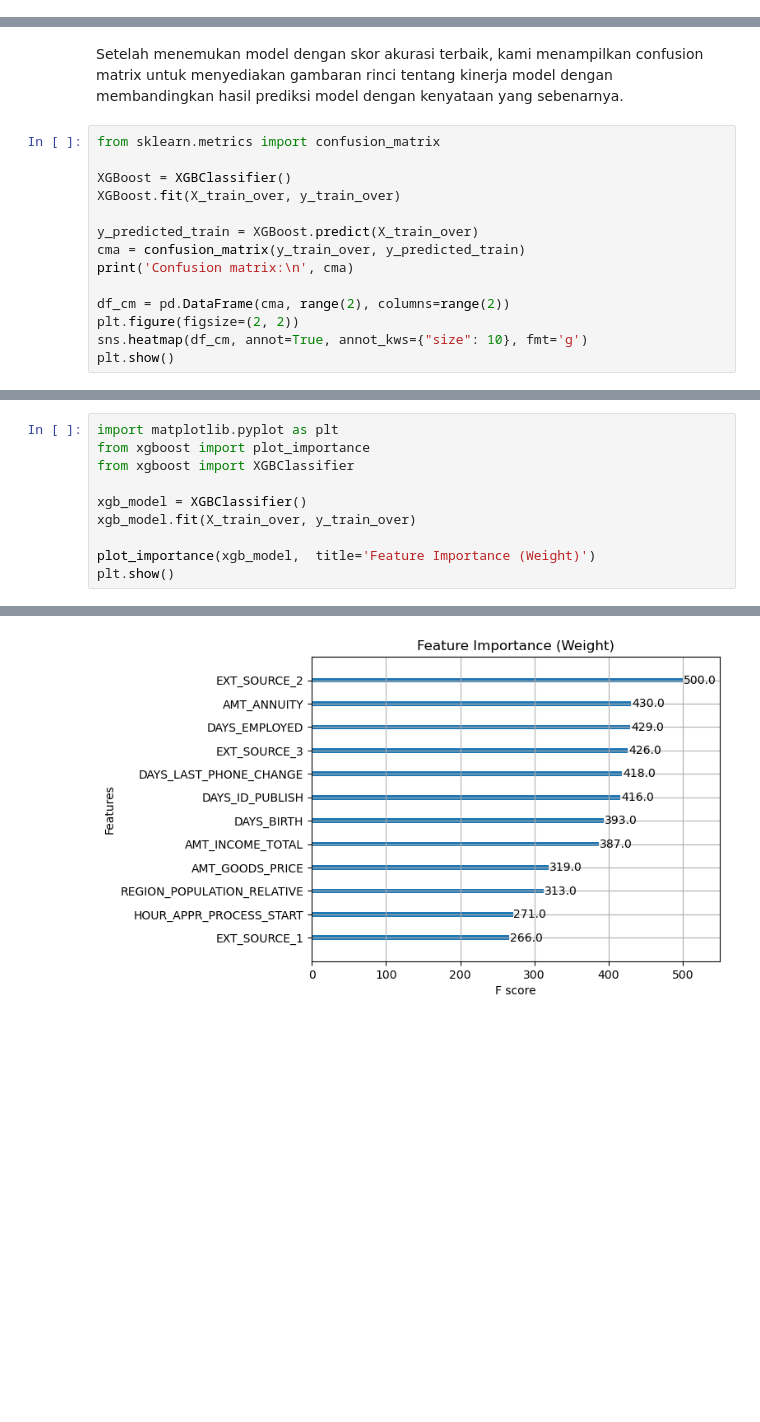
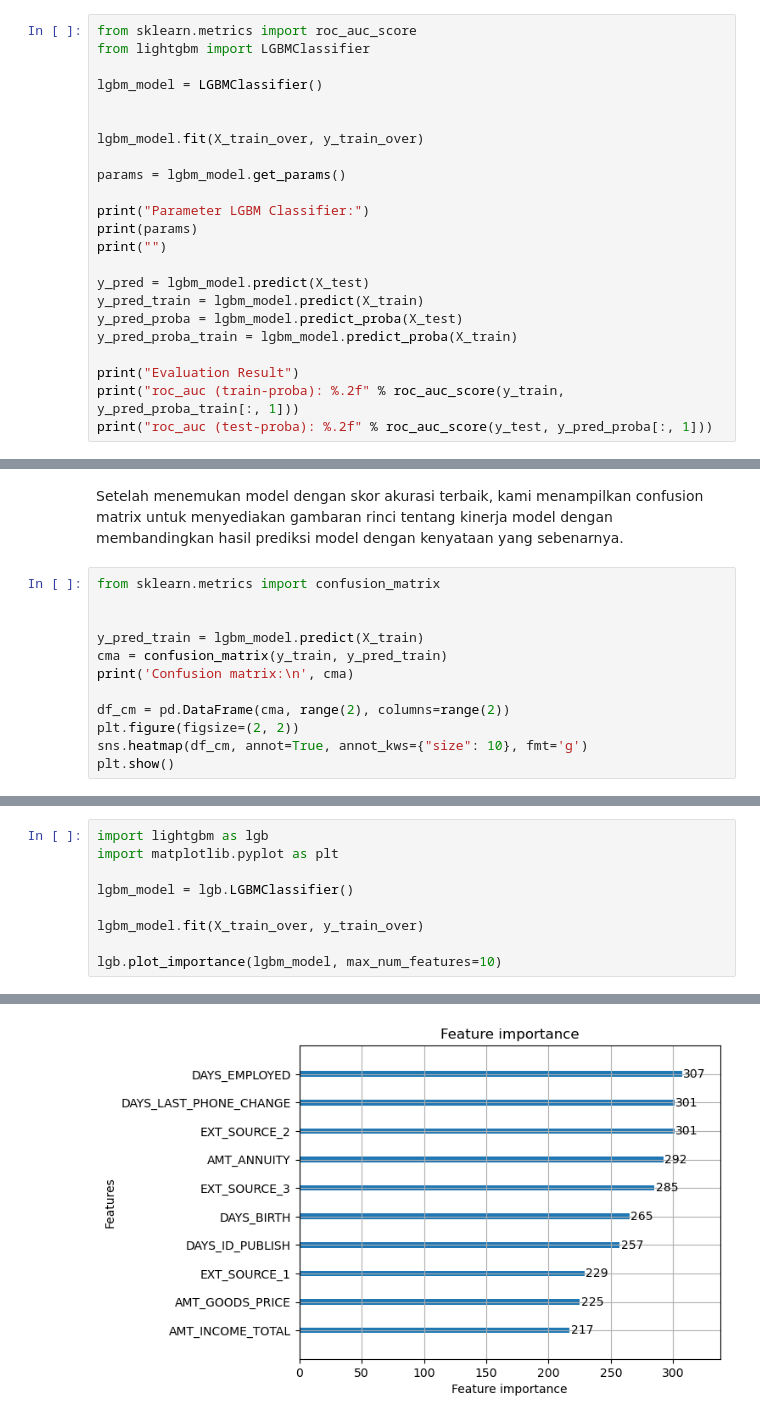
Before and after one commit to indhksmaa/ScorecardModel, a Jupyter notebook: Modelling.ipynb, the cells around one changed output, grey strips where cells are left out. Cells and saved outputs as stored; diff of their text form; blank space fills up the shorter version.

Commit message:
Update file Modelling

```diff
--- a/Modelling.ipynb
+++ b/Modelling.ipynb
@@ -348,0 +375,23 @@ roc_auc (test-proba): 0.91
+# %%
+from sklearn.metrics import roc_auc_score
+from lightgbm import LGBMClassifier
+
+lgbm_model = LGBMClassifier()
+
+
+lgbm_model.fit(X_train_over, y_train_over)
+
+params = lgbm_model.get_params()
+
+print("Parameter LGBM Classifier:")
+print(params)
+print("")
+
+y_pred = lgbm_model.predict(X_test)
+y_pred_train = lgbm_model.predict(X_train)
+y_pred_proba = lgbm_model.predict_proba(X_test)
+y_pred_proba_train = lgbm_model.predict_proba(X_train)
+
+print("Evaluation Result")
+print("roc_auc (train-proba): %.2f" % roc_auc_score(y_train, y_pred_proba_train[:, 1]))
+print("roc_auc (test-proba): %.2f" % roc_auc_score(y_test, y_pred_proba[:, 1]))
@@ -353,11 +416,9 @@ Setelah menemukan model dengan skor akurasi terbaik, kami menampilkan confusion
 # %%
 from sklearn.metrics import confusion_matrix
 
-XGBoost = XGBClassifier()
-XGBoost.fit(X_train_over, y_train_over)
 
-y_predicted_train = XGBoost.predict(X_train_over)
-cma = confusion_matrix(y_train_over, y_predicted_train)
+y_pred_train = lgbm_model.predict(X_train)
+cma = confusion_matrix(y_train, y_pred_train)
 print('Confusion matrix:\n', cma)
 
 df_cm = pd.DataFrame(cma, range(2), columns=range(2))
@@ -377,11 +438,10 @@ Confusion matrix:
 # %%
+import lightgbm as lgb
 import matplotlib.pyplot as plt
-from xgboost import plot_importance
-from xgboost import XGBClassifier
 
-xgb_model = XGBClassifier()
-xgb_model.fit(X_train_over, y_train_over)
+lgbm_model = lgb.LGBMClassifier()
 
-plot_importance(xgb_model,  title='Feature Importance (Weight)')
-plt.show()
+lgbm_model.fit(X_train_over, y_train_over)
+
+lgb.plot_importance(lgbm_model, max_num_features=10)
 # %% [output]
@@ -388,3 +456,3 @@ plt.show()
-[figure, old version]
+[figure, new version]
 # %% [markdown]
 Dari grafik plot imoirtance diatas,terlihat bahwa feature importance untuk target 0 = tidak memiliki kesulitan pembayaran dan 1 = memiliki kesulitan pembayaran adalah sebagai berikut:
```
Also changed, not shown: parts of 13 cells of this notebook.
